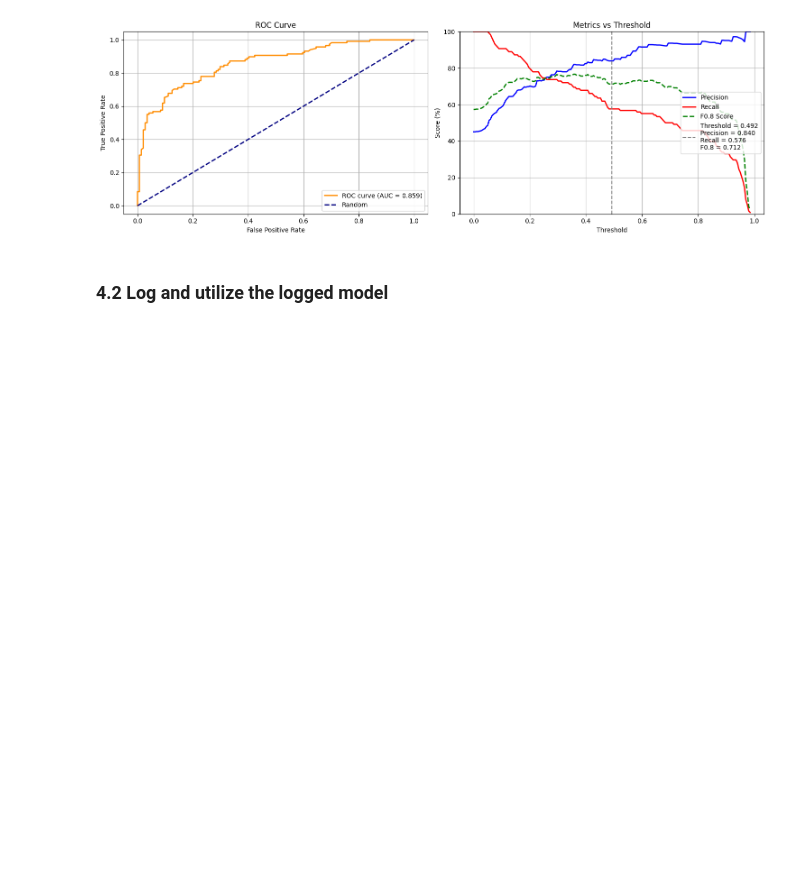
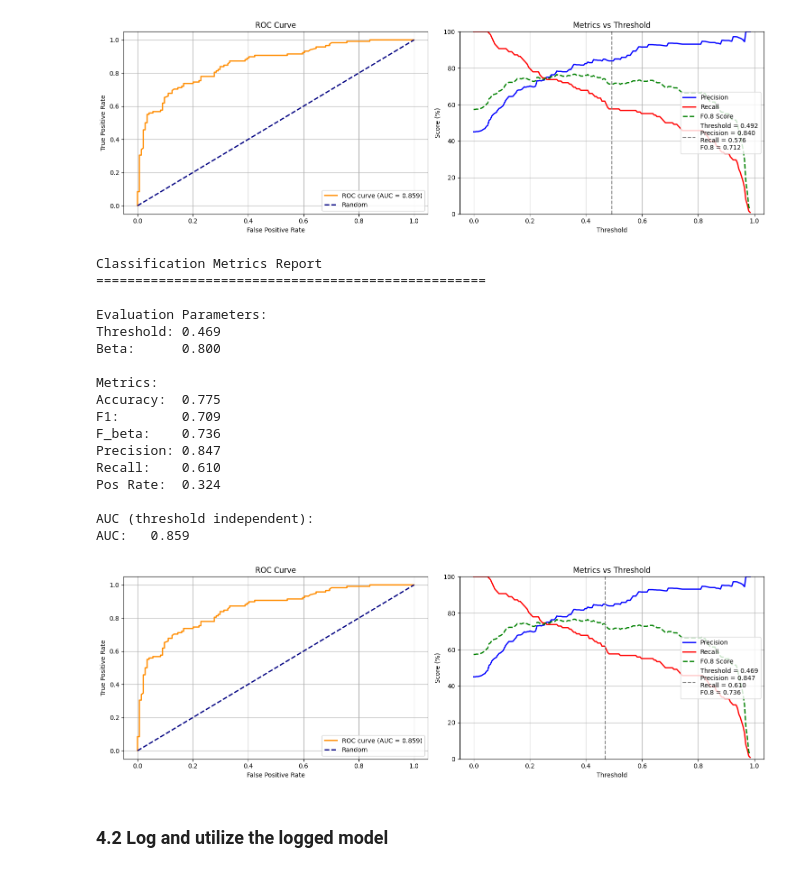
Before and after one commit to MenaWANG/mlarena, a Jupyter notebook: examples/2.advanced_usage.ipynb, the cells around one changed output. Cells and saved outputs as stored; diff of their text form; code cells hidden in the pictures; blank space fills up the shorter version.

```diff
--- a/examples/2.advanced_usage.ipynb
+++ b/examples/2.advanced_usage.ipynb
@@ -556,6 +558,7 @@ The demo below
 # %%
 # take the best model identified, and identify the optimal threshold F0.8, which gives precision double the weight as recall
 y_pred_proba = best_pipeline.predict(context=None, model_input = X_train_full)
-results = ML_PIPELINE.threshold_analysis(y_train_full, y_pred_proba, beta = 0.8, n_splits=3)
-print(f"The optimizal threshold to maximize F0.8 is: {results['optimal_threshold']:.3f}")
+results_cv = ML_PIPELINE.threshold_analysis(y_train_full, y_pred_proba, beta = 0.8, cv_splits=3)
+results_boot = ML_PIPELINE.threshold_analysis(y_train_full, y_pred_proba, beta = 0.8, method = "bootstrap", bootstrap_iterations=100)
+print(f"The optimizal threshold to maximize F0.8 from two methods respectively are CV: {results_cv['optimal_threshold']:.3f}, bootstrap: {results_boot['optimal_threshold']:.3f} ")
 # %% [output]
@@ -582,6 +606,27 @@ Pos Rate:  0.309
 AUC (threshold independent):
 AUC:   0.859
 [figure]
+# %%
+performance_boot = best_pipeline.evaluate(X_test, y_test, beta=0.8, threshold=results_boot['optimal_threshold'])
+# %% [output]
+Classification Metrics Report
+==================================================
+
+Evaluation Parameters:
+Threshold: 0.469
+Beta:      0.800
+
+Metrics:
+Accuracy:  0.775
+F1:        0.709
+F_beta:    0.736
+Precision: 0.847
+Recall:    0.610
+Pos Rate:  0.324
+
+AUC (threshold independent):
+AUC:   0.859
+[figure, added]
 # %% [markdown]
 ### 4.2 Log and utilize the logged model
 # %%
```
Also changed, not shown: parts of 9 cells of this notebook, 4 other files.
